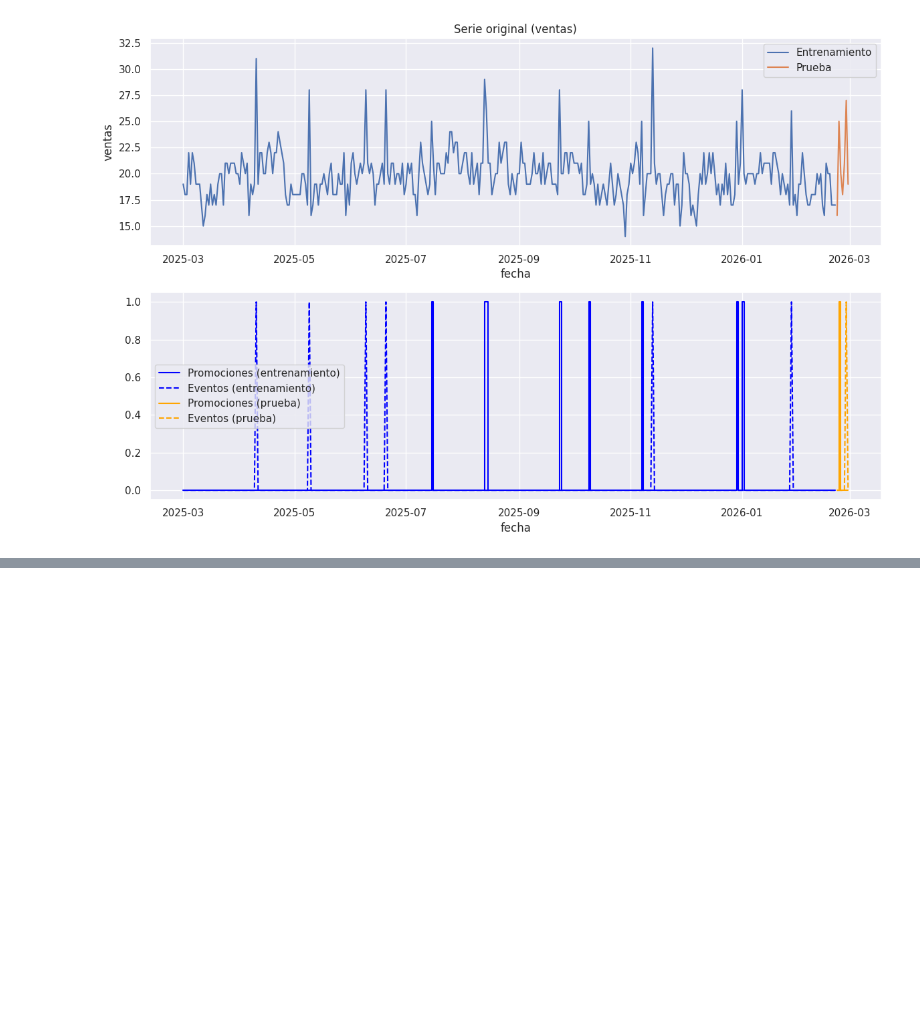
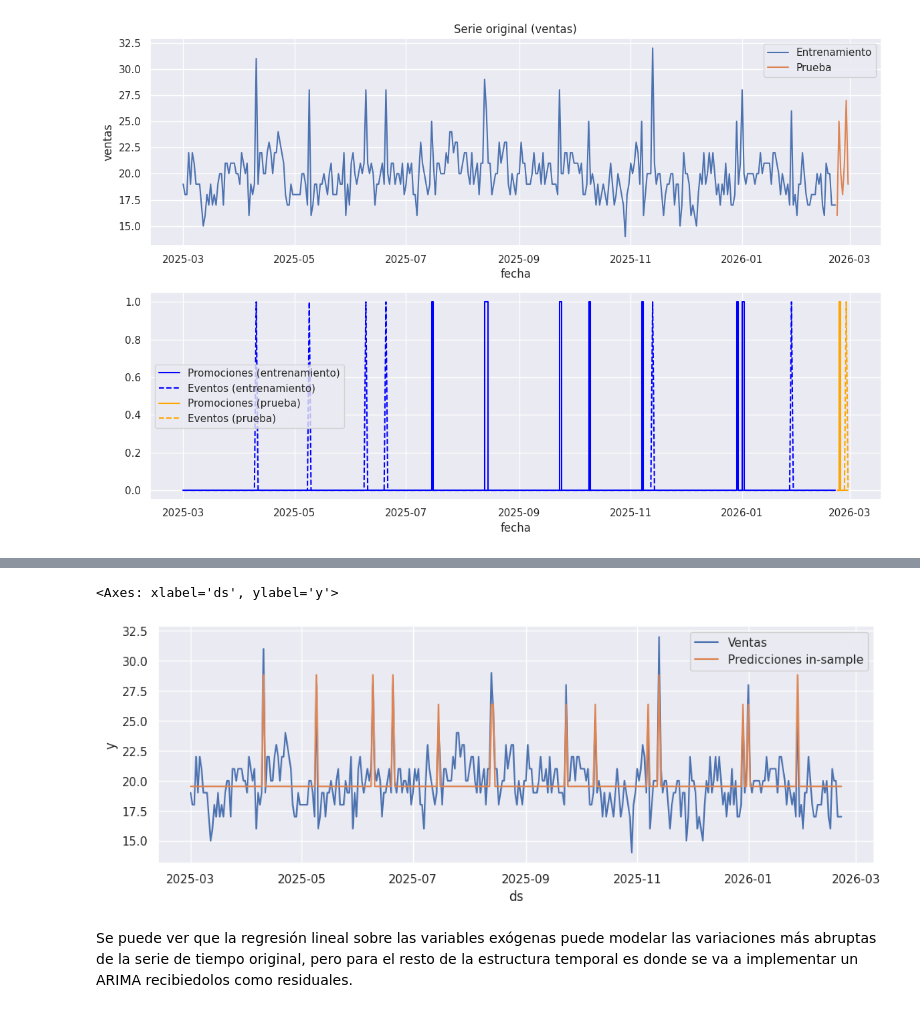
Before and after one commit to JairRamosG/Series_de_Tiempo, a Jupyter notebook: 08_ARIMAX/ARIMAX.ipynb, the cells around one changed output, grey strips where cells are left out. Cells and saved outputs as stored; diff of their text form; code cells hidden in the pictures; blank space fills up the shorter version.

```diff
--- a/08_ARIMAX/ARIMAX.ipynb
+++ b/08_ARIMAX/ARIMAX.ipynb
@@ -115,0 +147,10 @@ plt.tight_layout()
+# %%
+mlf = MLForecast(models=[LinearRegression()], freq = 'd')
+
+mlf.fit(df = df_train, fitted = True)
+# Para que genere predicciones in-sample, porque lo que me interesa son los residuales después de entrenar con las variables exógenas
+# No me interesan pronósticos a futuro, me interesa generar pronostícos sobre los mismo datos historicos de entrenamiento
+
+# Predicciones in-sample
+preds_is = mlf.forecast_fitted_values()
+preds_is
@@ -115,0 +171,9 @@ plt.tight_layout()
+# %%
+# Gráfico y vs. regresión variables exógenas
+sns.lineplot(preds_is, x="ds", y="y", label='Ventas')
+sns.lineplot(preds_is, x="ds", y="LinearRegression", label='Predicciones in-sample')
+# %% [output]
+<Axes: xlabel='ds', ylabel='y'>
+[figure, added]
+# %% [markdown]
+Se puede ver que la regresión lineal sobre las variables exógenas puede modelar las variaciones más abruptas de la serie de tiempo original, pero para el resto de la estructura temporal es donde se va a implementar un ARIMA recibiedolos como residuales.
```
Also changed, not shown: parts of 3 cells of this notebook.
